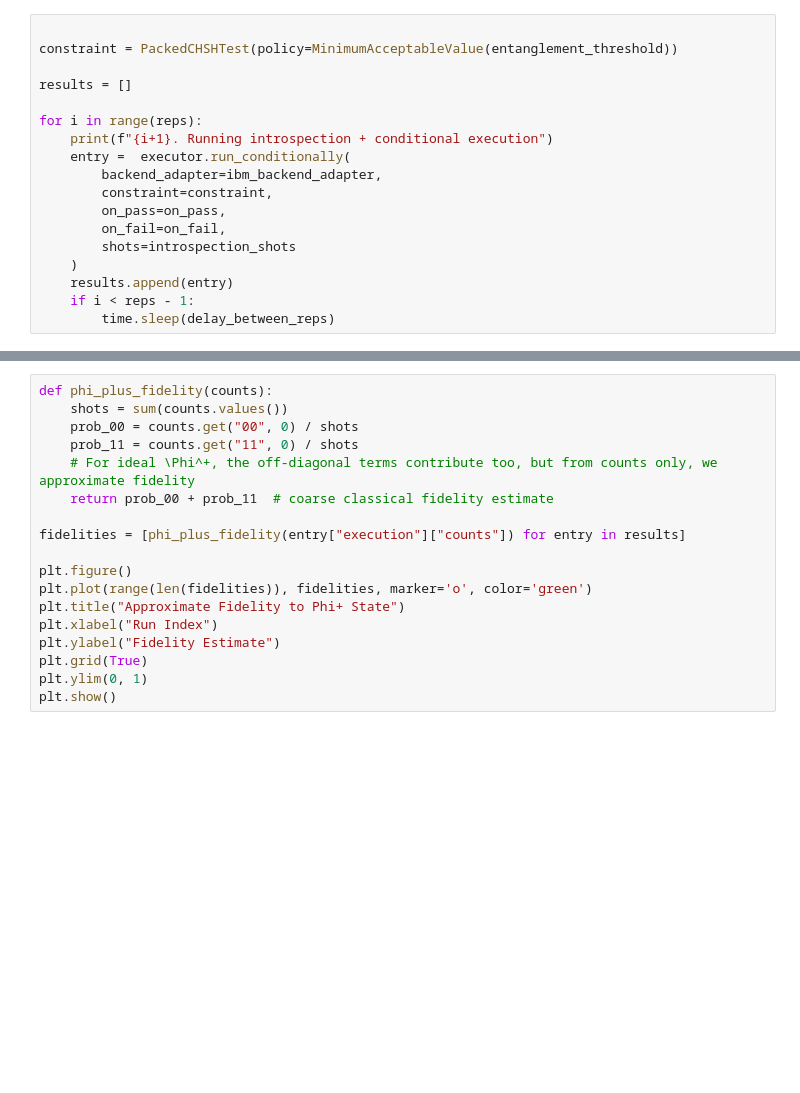
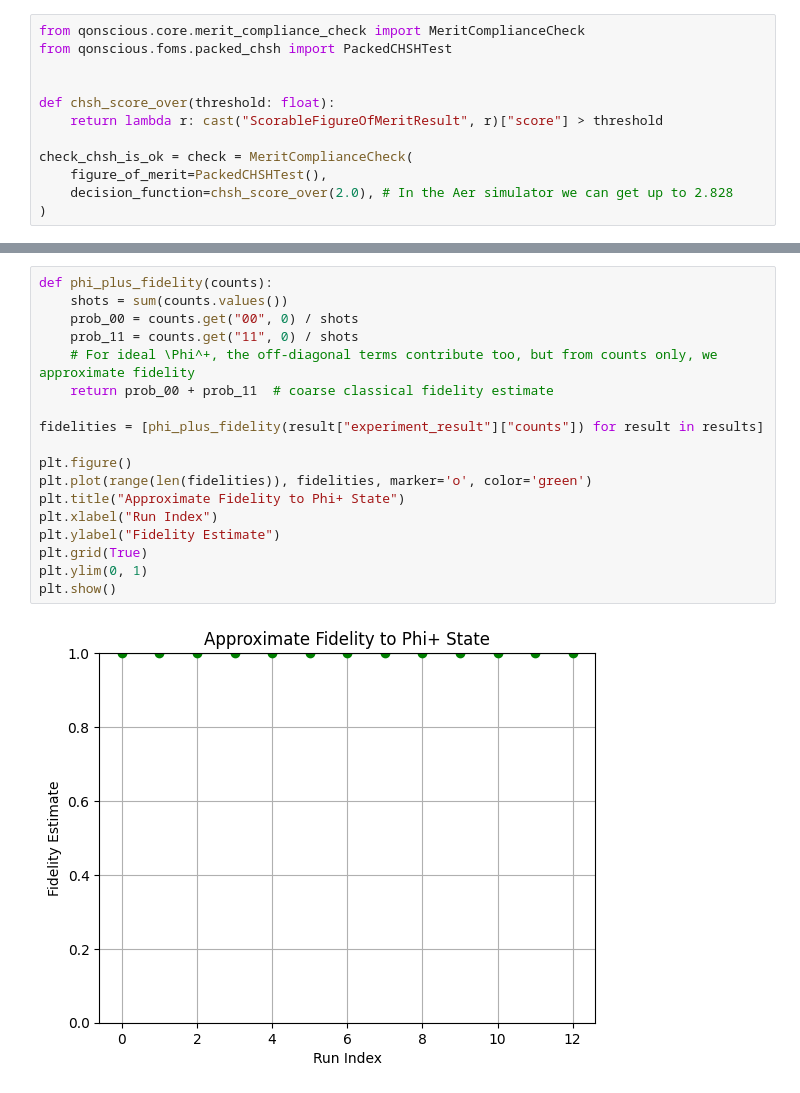
Before and after one commit to marcosUNLP/qonscious, a Jupyter notebook: notebooks/introspection_time_drift.ipynb, the cells around one changed output, grey strips where cells are left out. Cells and saved outputs as stored; diff of their text form; blank space fills up the shorter version.

```diff
--- a/notebooks/introspection_time_drift.ipynb
+++ b/notebooks/introspection_time_drift.ipynb
@@ -51,18 +52,12 @@ def on_fail(backend_adapter, introspection_result):
 # %%
+from qonscious.core.merit_compliance_check import MeritComplianceCheck
+from qonscious.foms.packed_chsh import PackedCHSHTest
 
-constraint = PackedCHSHTest(policy=MinimumAcceptableValue(entanglement_threshold))
 
-results = []
+def chsh_score_over(threshold: float):
+    return lambda r: cast("ScorableFigureOfMeritResult", r)["score"] > threshold
 
-for i in range(reps):
-    print(f"{i+1}. Running introspection + conditional execution")
-    entry =  executor.run_conditionally(
-        backend_adapter=ibm_backend_adapter,
-        constraint=constraint,
-        on_pass=on_pass,
-        on_fail=on_fail,
-        shots=introspection_shots
-    )
-    results.append(entry)
-    if i < reps - 1:
-        time.sleep(delay_between_reps)
+check_chsh_is_ok = check = MeritComplianceCheck(
+    figure_of_merit=PackedCHSHTest(),
+    decision_function=chsh_score_over(2.0), # In the Aer simulator we can get up to 2.828
+)
@@ -100,19 +160,21 @@ plt.show()
 # %%
 def phi_plus_fidelity(counts):
     shots = sum(counts.values())
     prob_00 = counts.get("00", 0) / shots
     prob_11 = counts.get("11", 0) / shots
     # For ideal \Phi^+, the off-diagonal terms contribute too, but from counts only, we approximate fidelity
     return prob_00 + prob_11  # coarse classical fidelity estimate
 
-fidelities = [phi_plus_fidelity(entry["execution"]["counts"]) for entry in results]
+fidelities = [phi_plus_fidelity(result["experiment_result"]["counts"]) for result in results]
 
 plt.figure()
 plt.plot(range(len(fidelities)), fidelities, marker='o', color='green')
 plt.title("Approximate Fidelity to Phi+ State")
 plt.xlabel("Run Index")
 plt.ylabel("Fidelity Estimate")
 plt.grid(True)
 plt.ylim(0, 1)
 plt.show()
+# %% [output]
+[figure, added]
 # %%
```
Also changed, not shown: parts of 11 cells of this notebook.
